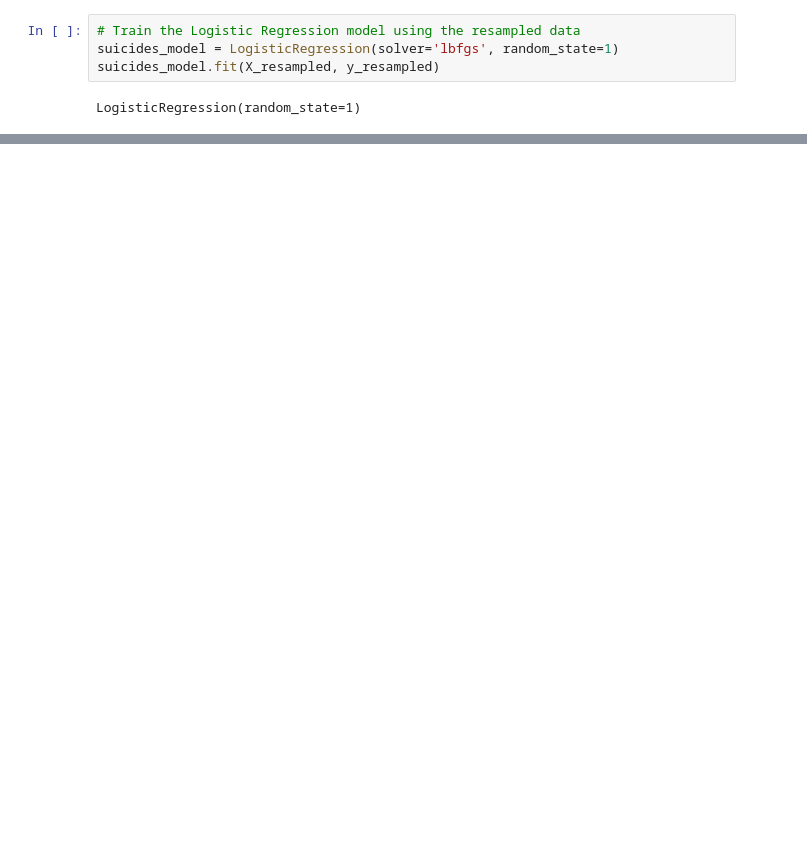
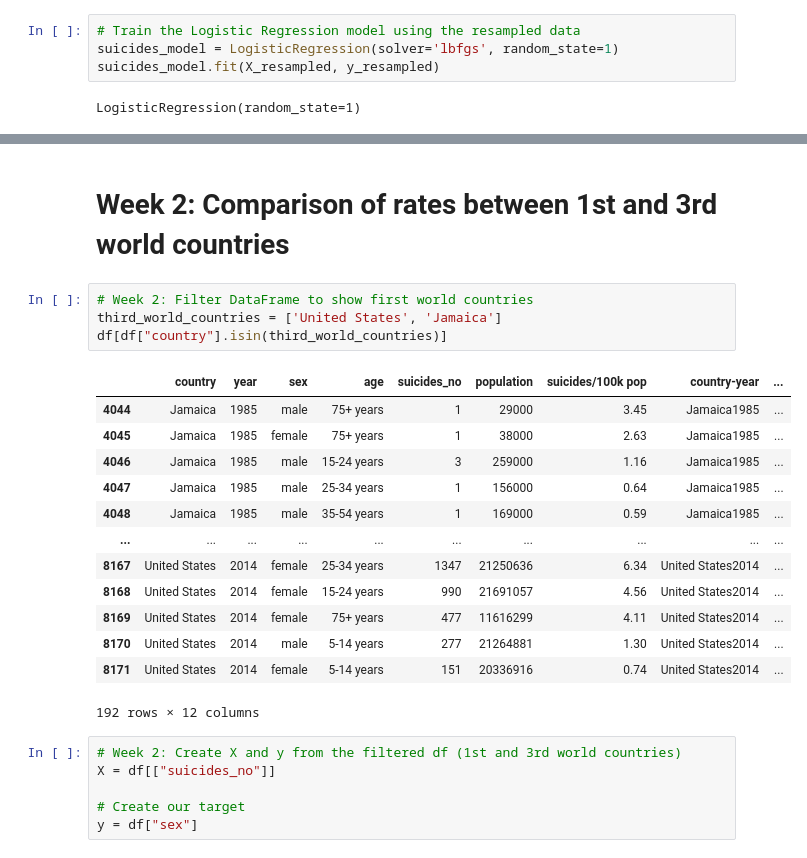
Before and after one commit to RosieMina/Final_project, a Jupyter notebook: Suicide_Rates_S.Learning_Model.ipynb, the cells around one changed output, grey strips where cells are left out. Drawn from its saved outputs; the diff is of its cells as text; blank space fills up the shorter version.

```diff
--- a/Suicide_Rates_S.Learning_Model.ipynb
+++ b/Suicide_Rates_S.Learning_Model.ipynb
@@ -281,0 +272,26 @@ avg / total       0.25      0.26      0.85      0.20      0.39      0.18      20
+# %% [markdown]
+# Week 2: Comparison of rates between 1st and 3rd world countries
+# %%
+# Week 2: Filter DataFrame to show first world countries
+third_world_countries = ['United States', 'Jamaica']
+df[df["country"].isin(third_world_countries)]
+# %% [output]
+|  | country | year | sex | age | suicides_no | population | suicides/100k pop | country-year | ... |
+| 4044 | Jamaica | 1985 | male | 75+ years | 1 | 29000 | 3.45 | Jamaica1985 | ... |
+| 4045 | Jamaica | 1985 | female | 75+ years | 1 | 38000 | 2.63 | Jamaica1985 | ... |
+| 4046 | Jamaica | 1985 | male | 15-24 years | 3 | 259000 | 1.16 | Jamaica1985 | ... |
+| 4047 | Jamaica | 1985 | male | 25-34 years | 1 | 156000 | 0.64 | Jamaica1985 | ... |
+| 4048 | Jamaica | 1985 | male | 35-54 years | 1 | 169000 | 0.59 | Jamaica1985 | ... |
+| ... | ... | ... | ... | ... | ... | ... | ... | ... | ... |
+| 8167 | United States | 2014 | female | 25-34 years | 1347 | 21250636 | 6.34 | United States2014 | ... |
+| 8168 | United States | 2014 | female | 15-24 years | 990 | 21691057 | 4.56 | United States2014 | ... |
+| 8169 | United States | 2014 | female | 75+ years | 477 | 11616299 | 4.11 | United States2014 | ... |
+| 8170 | United States | 2014 | male | 5-14 years | 277 | 21264881 | 1.30 | United States2014 | ... |
+| 8171 | United States | 2014 | female | 5-14 years | 151 | 20336916 | 0.74 | United States2014 | ... |
+192 rows × 12 columns
+# %%
+# Week 2: Create X and y from the filtered df (1st and 3rd world countries)
+X = df[["suicides_no"]]
+
+# Create our target
+y = df["sex"]
```
Also changed, not shown: parts of 42 cells of this notebook.
